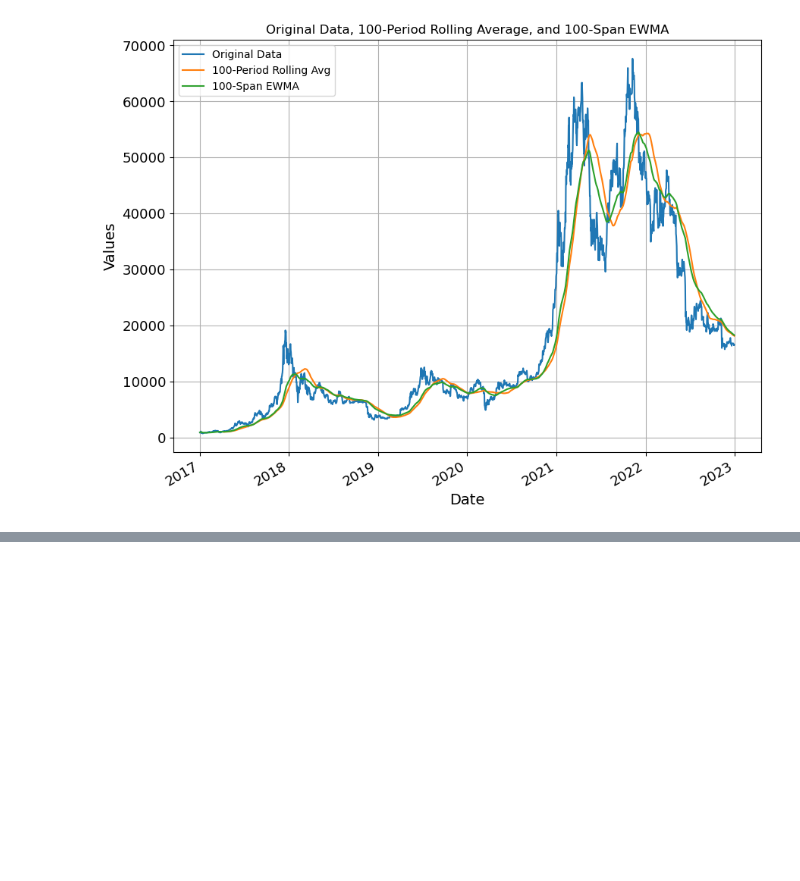
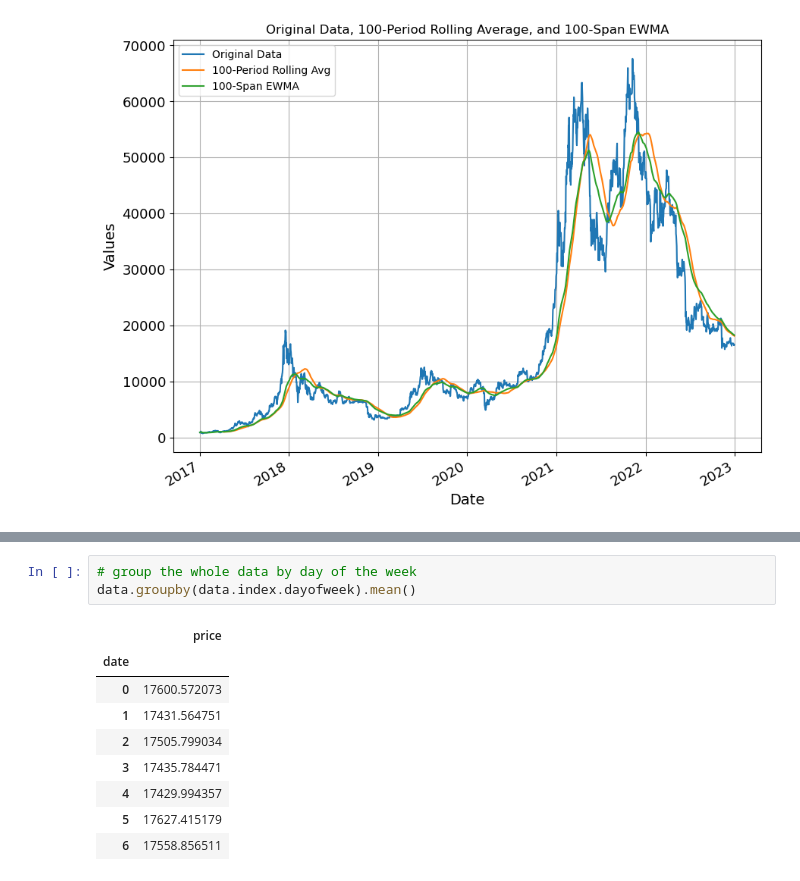
Before and after one commit to mbabeykoon/TimeSeriesAnalysis, a Jupyter notebook: Scripts/Time_Series_Analysis_Diff_Shift_Rolling_EWMA.ipynb, the cells around one changed output, grey strips where cells are left out. Cells and saved outputs as stored; diff of their text form; blank space fills up the shorter version.

```diff
--- a/Scripts/Time_Series_Analysis_Diff_Shift_Rolling_EWMA.ipynb
+++ b/Scripts/Time_Series_Analysis_Diff_Shift_Rolling_EWMA.ipynb
@@ -400,0 +412,13 @@ plt.show()
+# %%
+# group the whole data by day of the week
+data.groupby(data.index.dayofweek).mean()
+# %% [output]
+|  | price |
+| date |  |
+| 0 | 17600.572073 |
+| 1 | 17431.564751 |
+| 2 | 17505.799034 |
+| 3 | 17435.784471 |
+| 4 | 17429.994357 |
+| 5 | 17627.415179 |
+| 6 | 17558.856511 |
```
Also changed, not shown: parts of 11 cells of this notebook.
